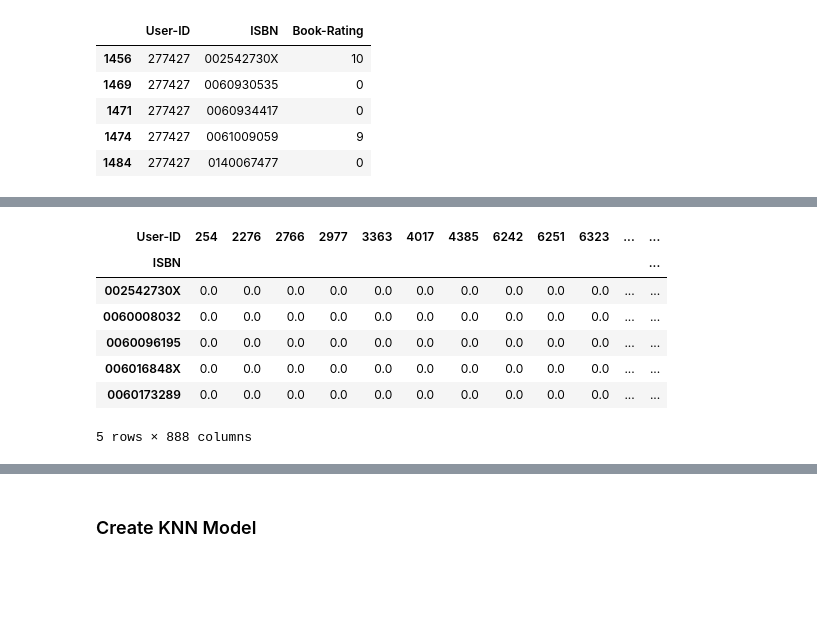
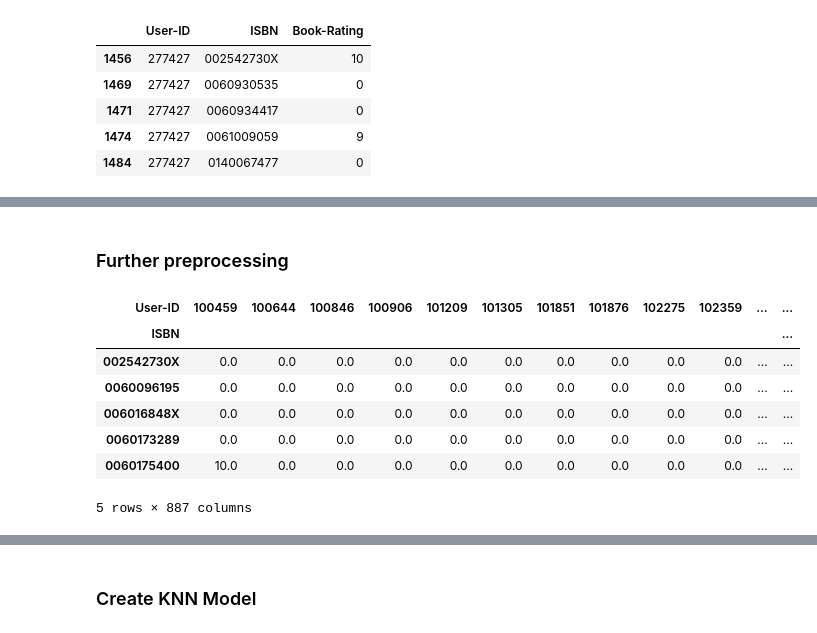
Before and after one commit to hafidzfawwaz6/Book-Recommendation-Project, a Jupyter notebook: analysis.ipynb, the cells around one changed output, grey strips where cells are left out. Saved outputs shown, nothing was run; the diff lists cells and outputs as text; code cells hidden in the pictures; blank space fills up the shorter version.

```diff
--- a/analysis.ipynb
+++ b/analysis.ipynb
@@ -236,0 +250,4 @@ len(ratings[ratings < 100])
+# %%
+unfiltered_isbn = sr_isbn[sr_isbn >= 100].index
+print(f'Books with more than 100 ratings: {len(unfiltered_isbn)} books')
+print(f'Ratings of books with more than 100 ratings: {df_rating_rm['ISBN'].isin(unfiltered_isbn).sum()} ratings')
@@ -237,3 +257,4 @@ len(ratings[ratings < 100])
 # %%
-book_df['ISBN'].isin(ratings[ratings < 100].index).sum()
+df_rating_rm = df_rating_rm[df_rating_rm['ISBN'].isin(unfiltered_isbn)]
+printDFDimensions('Filtered Ratings', df_rating_rm)
 # %% [output]
@@ -248,0 +266,3 @@ df_ratings_rm.shape
+# %%
+df_book.drop_duplicates(subset=['Book-Title', 'Book-Author'], inplace=True)
+printDFDimensions("Filtered Books", df_book)
@@ -248,0 +273,3 @@ df_ratings_rm.shape
+# %%
+df_rating_rm = df_rating_rm[df_rating_rm['ISBN'].isin(df_book['ISBN'])]
+printDFDimensions("Filtered Ratings", df_rating_rm)
@@ -267,13 +303,15 @@ book_df.head()
+# %% [markdown]
+### Further preprocessing
 # %%
-df = df_ratings_rm.pivot_table(index=['User-ID'],columns=['ISBN'],values='Book-Rating').fillna(0).T
+df = df_rating_rm.pivot_table(index=['User-ID'],columns=['ISBN'],values='Book-Rating').fillna(0).T
 df.head()
 # %% [output]
-| User-ID | 254 | 2276 | 2766 | 2977 | 3363 | 4017 | 4385 | 6242 | 6251 | 6323 | ... | ... |
+| User-ID | 100459 | 100644 | 100846 | 100906 | 101209 | 101305 | 101851 | 101876 | 102275 | 102359 | ... | ... |
 | ISBN |  |  |  |  |  |  |  |  |  |  |  | ... |
 | 002542730X | 0.0 | 0.0 | 0.0 | 0.0 | 0.0 | 0.0 | 0.0 | 0.0 | 0.0 | 0.0 | ... | ... |
-| 0060008032 | 0.0 | 0.0 | 0.0 | 0.0 | 0.0 | 0.0 | 0.0 | 0.0 | 0.0 | 0.0 | ... | ... |
 | 0060096195 | 0.0 | 0.0 | 0.0 | 0.0 | 0.0 | 0.0 | 0.0 | 0.0 | 0.0 | 0.0 | ... | ... |
 | 006016848X | 0.0 | 0.0 | 0.0 | 0.0 | 0.0 | 0.0 | 0.0 | 0.0 | 0.0 | 0.0 | ... | ... |
 | 0060173289 | 0.0 | 0.0 | 0.0 | 0.0 | 0.0 | 0.0 | 0.0 | 0.0 | 0.0 | 0.0 | ... | ... |
+| 0060175400 | 10.0 | 0.0 | 0.0 | 0.0 | 0.0 | 0.0 | 0.0 | 0.0 | 0.0 | 0.0 | ... | ... |
-5 rows × 888 columns
+5 rows × 887 columns
 # %%
```
Also changed, not shown: parts of 76 cells of this notebook, 15 other files.
